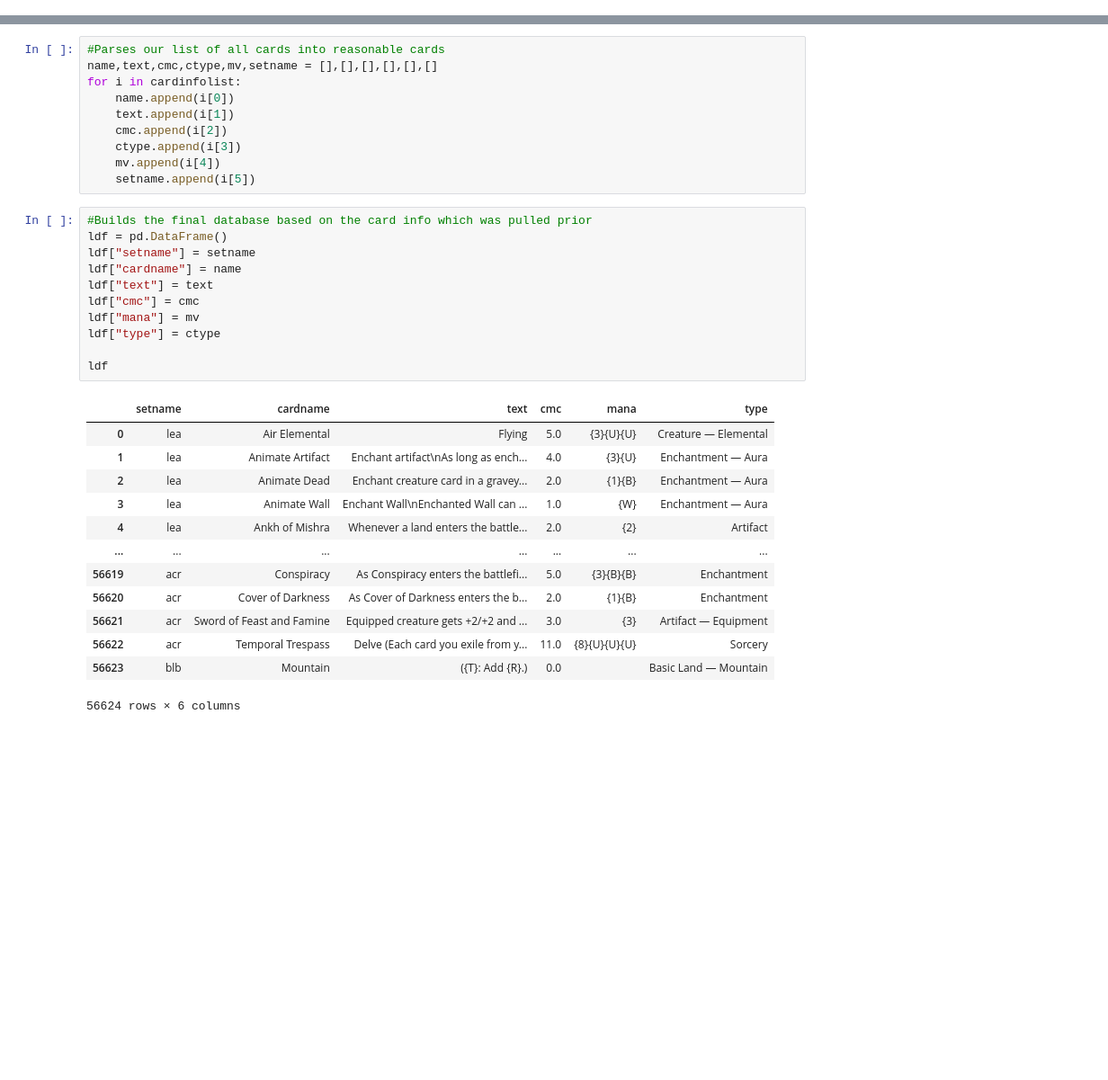
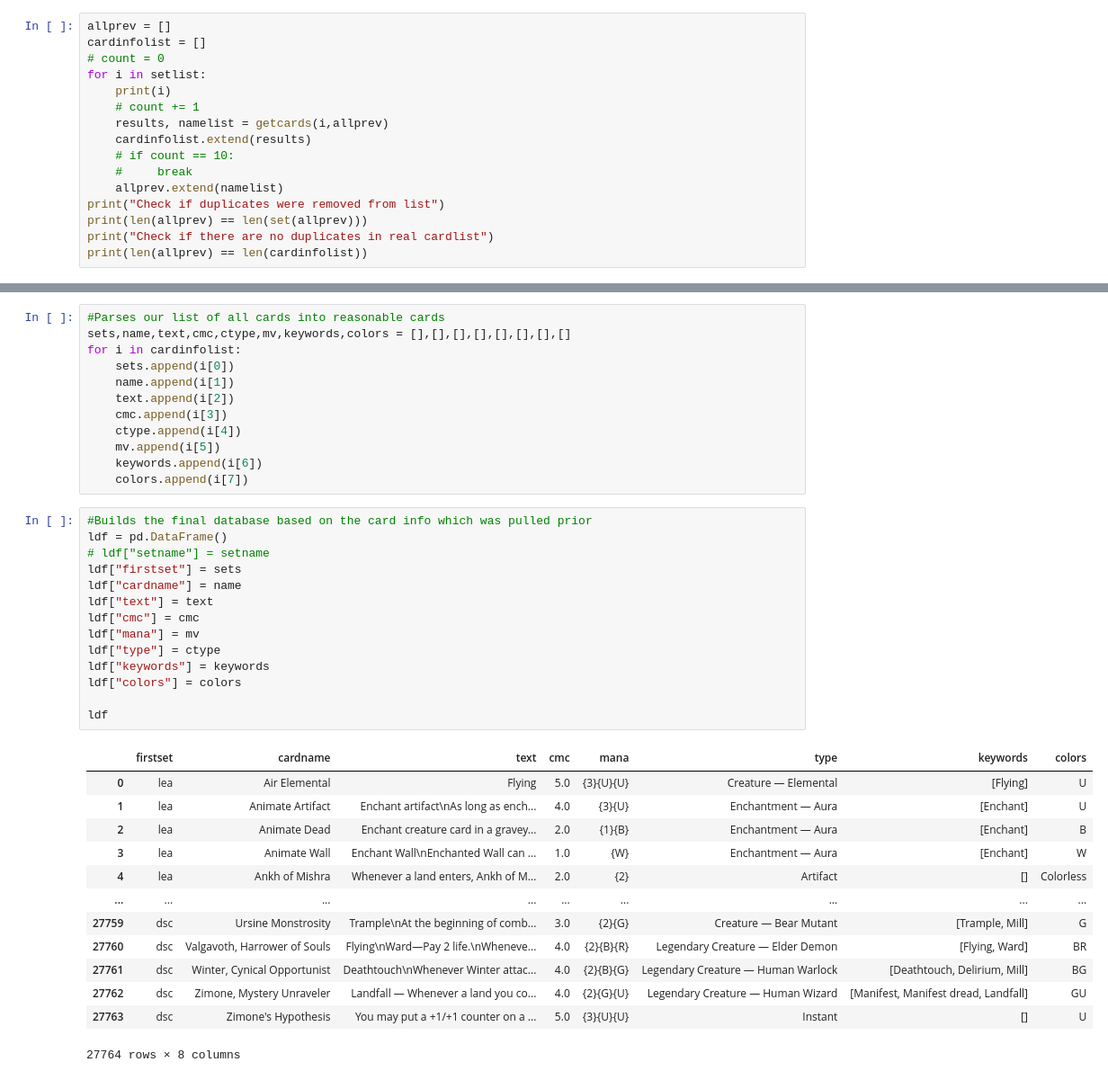
Before and after one commit to JosephGeibig/mtg-app, a Jupyter notebook: scryfalldownload.ipynb, the cells around one changed output, grey strips where cells are left out. Shown at 90% size. Drawn from its saved outputs; the diff is of its cells as text; blank space fills up the shorter version.

```diff
--- a/scryfalldownload.ipynb
+++ b/scryfalldownload.ipynb
@@ -54,0 +226,16 @@ blb
+# %%
+allprev = []
+cardinfolist = []
+# count = 0
+for i in setlist:
+    print(i)
+    # count += 1
+    results, namelist = getcards(i,allprev)
+    cardinfolist.extend(results)
+    # if count == 10:
+    #     break
+    allprev.extend(namelist)
+print("Check if duplicates were removed from list")
+print(len(allprev) == len(set(allprev)))
+print("Check if there are no duplicates in real cardlist")
+print(len(allprev) == len(cardinfolist))
@@ -59,37 +275,42 @@ len(cardinfolist)
 # %%
 #Parses our list of all cards into reasonable cards
-name,text,cmc,ctype,mv,setname = [],[],[],[],[],[]
+sets,name,text,cmc,ctype,mv,keywords,colors = [],[],[],[],[],[],[],[]
 for i in cardinfolist:
-    name.append(i[0])
-    text.append(i[1])
-    cmc.append(i[2])
-    ctype.append(i[3])
-    mv.append(i[4])
-    setname.append(i[5])
+    sets.append(i[0])
+    name.append(i[1])
+    text.append(i[2])
+    cmc.append(i[3])
+    ctype.append(i[4])
+    mv.append(i[5])
+    keywords.append(i[6])
+    colors.append(i[7])
 # %%
 #Builds the final database based on the card info which was pulled prior
 ldf = pd.DataFrame()
-ldf["setname"] = setname
+# ldf["setname"] = setname
+ldf["firstset"] = sets
 ldf["cardname"] = name
 ldf["text"] = text
 ldf["cmc"] = cmc
 ldf["mana"] = mv
 ldf["type"] = ctype
+ldf["keywords"] = keywords
+ldf["colors"] = colors
 
 ldf
 # %% [output]
-|  | setname | cardname | text | cmc | mana | type |
-| 0 | lea | Air Elemental | Flying | 5.0 | {3}{U}{U} | Creature — Elemental |
-| 1 | lea | Animate Artifact | Enchant artifact\nAs long as ench... | 4.0 | {3}{U} | Enchantment — Aura |
-| 2 | lea | Animate Dead | Enchant creature card in a gravey... | 2.0 | {1}{B} | Enchantment — Aura |
-| 3 | lea | Animate Wall | Enchant Wall\nEnchanted Wall can ... | 1.0 | {W} | Enchantment — Aura |
-| 4 | lea | Ankh of Mishra | Whenever a land enters the battle... | 2.0 | {2} | Artifact |
-| ... | ... | ... | ... | ... | ... | ... |
-| 56619 | acr | Conspiracy | As Conspiracy enters the battlefi... | 5.0 | {3}{B}{B} | Enchantment |
-| 56620 | acr | Cover of Darkness | As Cover of Darkness enters the b... | 2.0 | {1}{B} | Enchantment |
-| 56621 | acr | Sword of Feast and Famine | Equipped creature gets +2/+2 and ... | 3.0 | {3} | Artifact — Equipment |
-| 56622 | acr | Temporal Trespass | Delve (Each card you exile from y... | 11.0 | {8}{U}{U}{U} | Sorcery |
-| 56623 | blb | Mountain | ({T}: Add {R}.) | 0.0 |  | Basic Land — Mountain |
+|  | firstset | cardname | text | cmc | mana | type | keywords | colors |
+| 0 | lea | Air Elemental | Flying | 5.0 | {3}{U}{U} | Creature — Elemental | [Flying] | U |
+| 1 | lea | Animate Artifact | Enchant artifact\nAs long as ench... | 4.0 | {3}{U} | Enchantment — Aura | [Enchant] | U |
+| 2 | lea | Animate Dead | Enchant creature card in a gravey... | 2.0 | {1}{B} | Enchantment — Aura | [Enchant] | B |
+| 3 | lea | Animate Wall | Enchant Wall\nEnchanted Wall can ... | 1.0 | {W} | Enchantment — Aura | [Enchant] | W |
+| 4 | lea | Ankh of Mishra | Whenever a land enters, Ankh of M... | 2.0 | {2} | Artifact | [] | Colorless |
+| ... | ... | ... | ... | ... | ... | ... | ... | ... |
+| 27759 | dsc | Ursine Monstrosity | Trample\nAt the beginning of comb... | 3.0 | {2}{G} | Creature — Bear Mutant | [Trample, Mill] | G |
+| 27760 | dsc | Valgavoth, Harrower of Souls | Flying\nWard—Pay 2 life.\nWheneve... | 4.0 | {2}{B}{R} | Legendary Creature — Elder Demon | [Flying, Ward] | BR |
+| 27761 | dsc | Winter, Cynical Opportunist | Deathtouch\nWhenever Winter attac... | 4.0 | {2}{B}{G} | Legendary Creature — Human Warlock | [Deathtouch, Delirium, Mill] | BG |
+| 27762 | dsc | Zimone, Mystery Unraveler | Landfall — Whenever a land you co... | 4.0 | {2}{G}{U} | Legendary Creature — Human Wizard | [Manifest, Manifest dread, Landfall] | GU |
+| 27763 | dsc | Zimone's Hypothesis | You may put a +1/+1 counter on a ... | 5.0 | {3}{U}{U} | Instant | [] | U |
-56624 rows × 6 columns
+27764 rows × 8 columns
 # %%
 #Saves the cardlist to a csv
```
Also changed, not shown: parts of 16 cells of this notebook, 9 other files.
